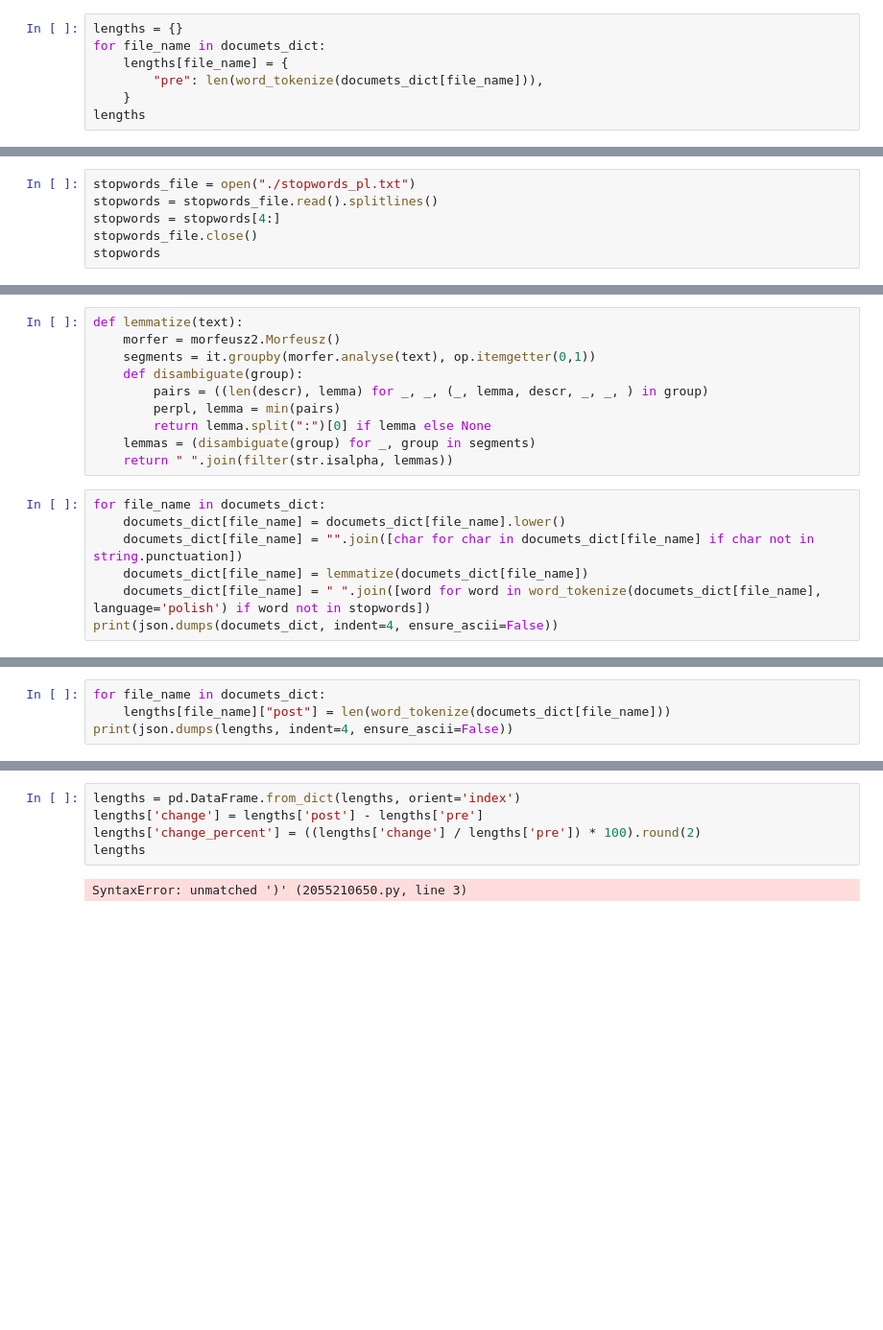
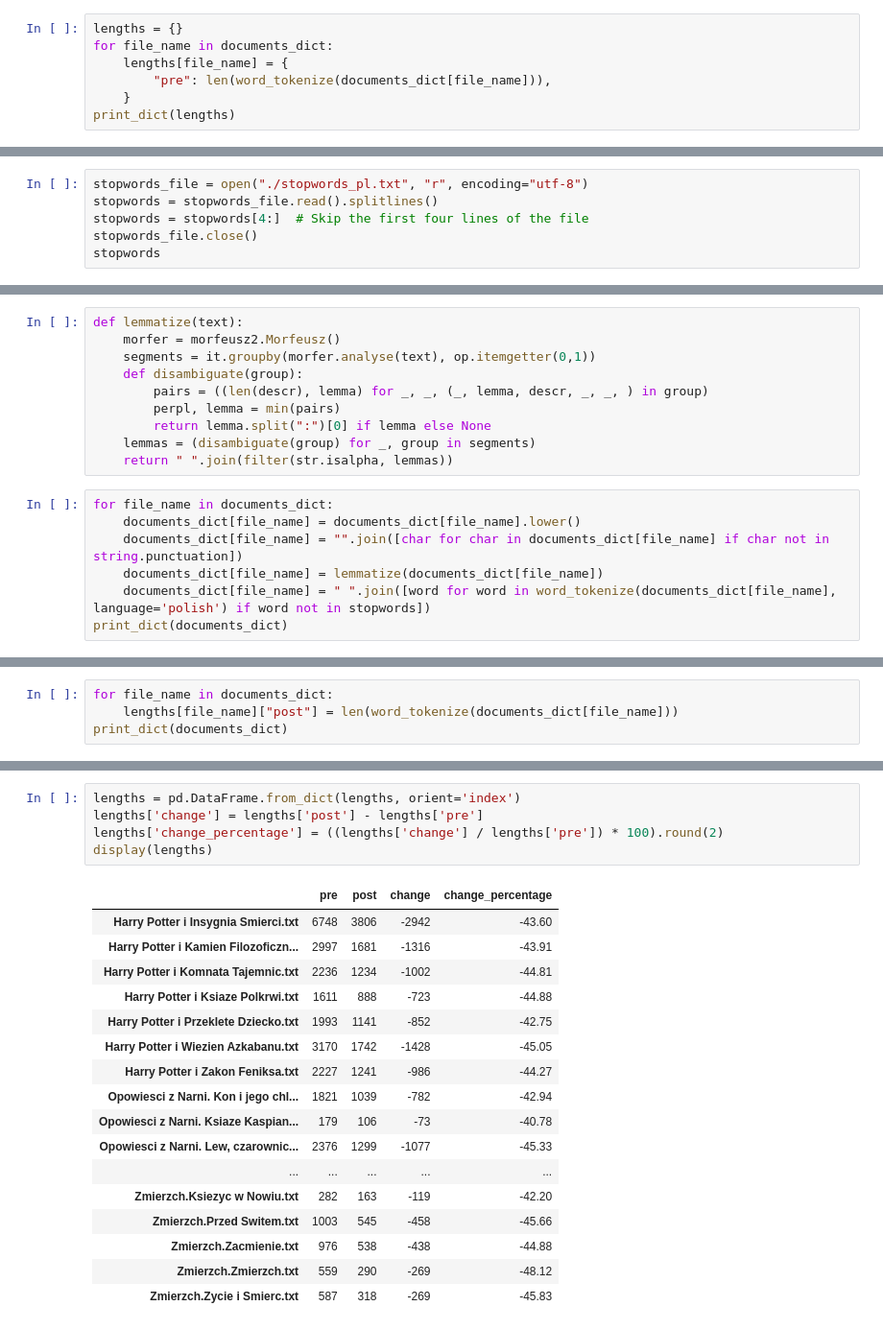
Before and after one commit to Majbor1/TextMining, a Jupyter notebook: text_mining.ipynb, the cells around one changed output, grey strips where cells are left out. Shown at 96% size. Drawn from its saved outputs; the diff is of its cells as text; blank space fills up the shorter version.

```diff
--- a/text_mining.ipynb
+++ b/text_mining.ipynb
@@ -53,9 +64,9 @@ print(json.dumps(documets_dict, indent=4, ensure_ascii=False))
 }
 # %%
 lengths = {}
-for file_name in documets_dict:
+for file_name in documents_dict:
     lengths[file_name] = {
-        "pre": len(word_tokenize(documets_dict[file_name])),
+        "pre": len(word_tokenize(documents_dict[file_name])),
     }
-lengths
+print_dict(lengths)
 # %% [output]
@@ -81,7 +107,7 @@ lengths
 # %%
-stopwords_file = open("./stopwords_pl.txt")
+stopwords_file = open("./stopwords_pl.txt", "r", encoding="utf-8")
 stopwords = stopwords_file.read().splitlines()
-stopwords = stopwords[4:]
+stopwords = stopwords[4:]  # Skip the first four lines of the file
 stopwords_file.close()
 stopwords
 # %% [output]
@@ -113,12 +139,12 @@ def lemmatize(text):
     lemmas = (disambiguate(group) for _, group in segments)
     return " ".join(filter(str.isalpha, lemmas))
 # %%
-for file_name in documets_dict:
-    documets_dict[file_name] = documets_dict[file_name].lower()
-    documets_dict[file_name] = "".join([char for char in documets_dict[file_name] if char not in string.punctuation])
-    documets_dict[file_name] = lemmatize(documets_dict[file_name])
-    documets_dict[file_name] = " ".join([word for word in word_tokenize(documets_dict[file_name], language='polish') if word not in stopwords])
-print(json.dumps(documets_dict, indent=4, ensure_ascii=False))
+for file_name in documents_dict:
+    documents_dict[file_name] = documents_dict[file_name].lower()
+    documents_dict[file_name] = "".join([char for char in documents_dict[file_name] if char not in string.punctuation])
+    documents_dict[file_name] = lemmatize(documents_dict[file_name])
+    documents_dict[file_name] = " ".join([word for word in word_tokenize(documents_dict[file_name], language='polish') if word not in stopwords])
+print_dict(documents_dict)
 # %% [output]
 {
     "Harry Potter i Insygnia Smierci.txt": "lord voldemort wraz sługa glizdogonem przybywać dom należący niegdyś rodzina riddleów położony little hangleton układać plan dotyczyć zamordować harryego po ...
@@ -139,7 +165,7 @@ print(json.dumps(documets_dict, indent=4, ensure_ascii=False))
 }
 # %%
-for file_name in documets_dict:
-    lengths[file_name]["post"] = len(word_tokenize(documets_dict[file_name]))
-print(json.dumps(lengths, indent=4, ensure_ascii=False))
+for file_name in documents_dict:
+    lengths[file_name]["post"] = len(word_tokenize(documents_dict[file_name]))
+print_dict(documents_dict)
 # %% [output]
 {
@@ -162,7 +188,23 @@ print(json.dumps(lengths, indent=4, ensure_ascii=False))
 # %%
 lengths = pd.DataFrame.from_dict(lengths, orient='index')
 lengths['change'] = lengths['post'] - lengths['pre']
-lengths['change_percent'] = ((lengths['change'] / lengths['pre']) * 100).round(2)
-lengths
+lengths['change_percentage'] = ((lengths['change'] / lengths['pre']) * 100).round(2)
+display(lengths)
 # %% [output]
-SyntaxError: unmatched ')' (2055210650.py, line 3)
+|  | pre | post | change | change_percentage |
+| Harry Potter i Insygnia Smierci.txt | 6748 | 3806 | -2942 | -43.60 |
+| Harry Potter i Kamien Filozoficzn... | 2997 | 1681 | -1316 | -43.91 |
+| Harry Potter i Komnata Tajemnic.txt | 2236 | 1234 | -1002 | -44.81 |
+| Harry Potter i Ksiaze Polkrwi.txt | 1611 | 888 | -723 | -44.88 |
+| Harry Potter i Przeklete Dziecko.txt | 1993 | 1141 | -852 | -42.75 |
+| Harry Potter i Wiezien Azkabanu.txt | 3170 | 1742 | -1428 | -45.05 |
+| Harry Potter i Zakon Feniksa.txt | 2227 | 1241 | -986 | -44.27 |
+| Opowiesci z Narni. Kon i jego chl... | 1821 | 1039 | -782 | -42.94 |
+| Opowiesci z Narni. Ksiaze Kaspian... | 179 | 106 | -73 | -40.78 |
+| Opowiesci z Narni. Lew, czarownic... | 2376 | 1299 | -1077 | -45.33 |
+| ... | ... | ... | ... | ... |
+| Zmierzch.Ksiezyc w Nowiu.txt | 282 | 163 | -119 | -42.20 |
+| Zmierzch.Przed Switem.txt | 1003 | 545 | -458 | -45.66 |
+| Zmierzch.Zacmienie.txt | 976 | 538 | -438 | -44.88 |
+| Zmierzch.Zmierzch.txt | 559 | 290 | -269 | -48.12 |
+| Zmierzch.Zycie i Smierc.txt | 587 | 318 | -269 | -45.83 |
```
Also changed, not shown: parts of 29 cells of this notebook, 38 other files.
